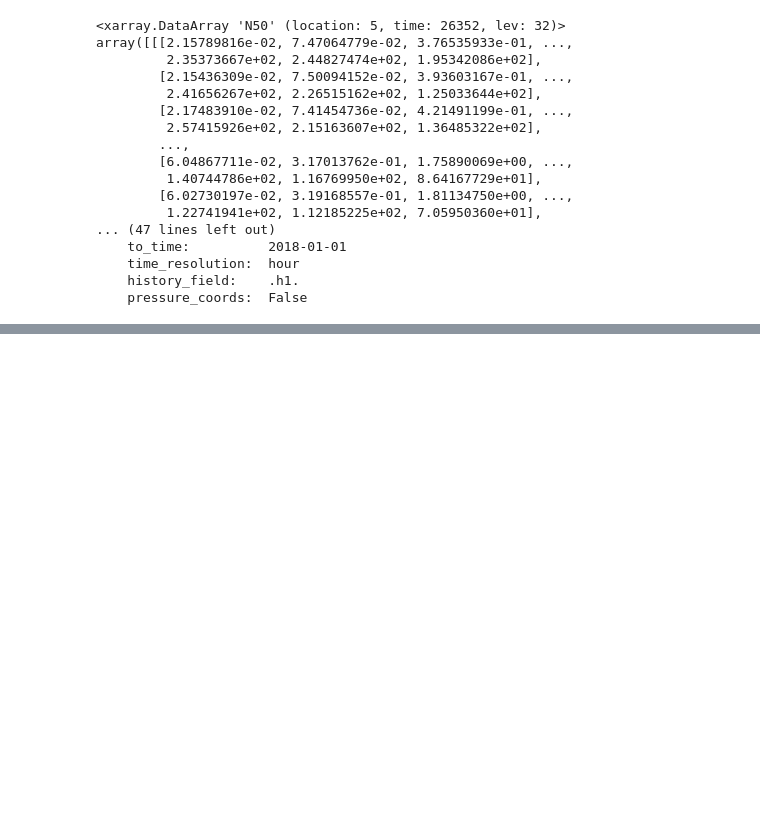
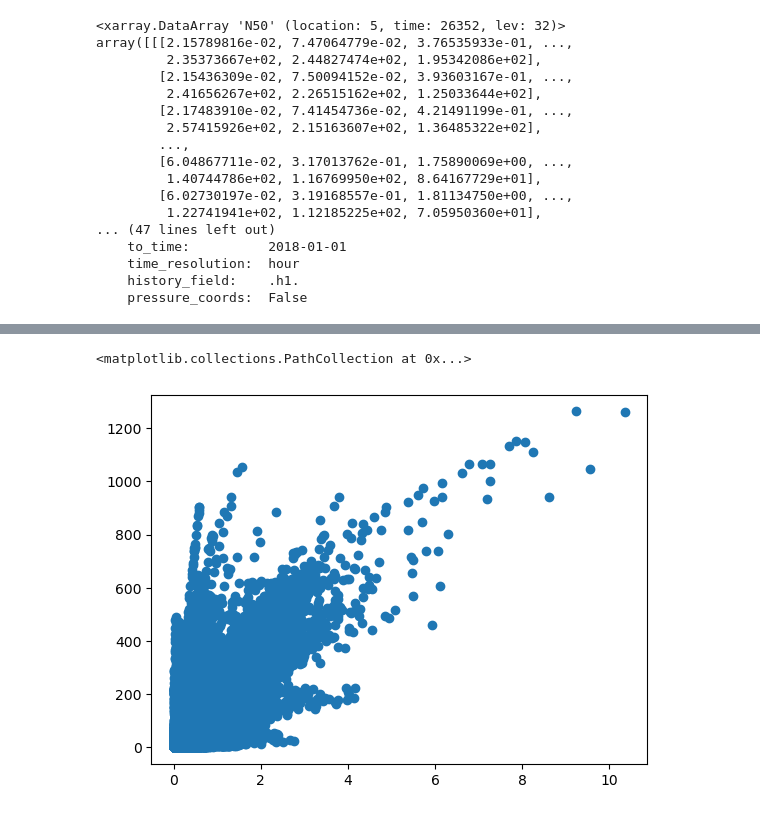
Before and after one commit to eScience-course/-Tjaernoe2022-group1, a Jupyter notebook: notebooks/Stefan/Aero NorESM Data Start.ipynb, the cells around one changed output, grey strips where cells are left out. Cells and saved outputs as stored; diff of their text form; code cells hidden in the pictures; blank space fills up the shorter version.

```diff
--- a/notebooks/Stefan/Aero NorESM Data Start.ipynb
+++ b/notebooks/Stefan/Aero NorESM Data Start.ipynb
@@ -571,0 +662,5 @@ AttributeError: 'Dataset' object has no attribute 'season'
+# %%
+plt.scatter(x = ds['SO4_tot'].sel(location='Zeppelin'), y = ds_aero['N100'].sel(location='Zeppelin'))
+# %% [output]
+<matplotlib.collections.PathCollection at 0x...>
+[figure, added]
```
Also changed, not shown: parts of 12 cells of this notebook, 1 other file.
